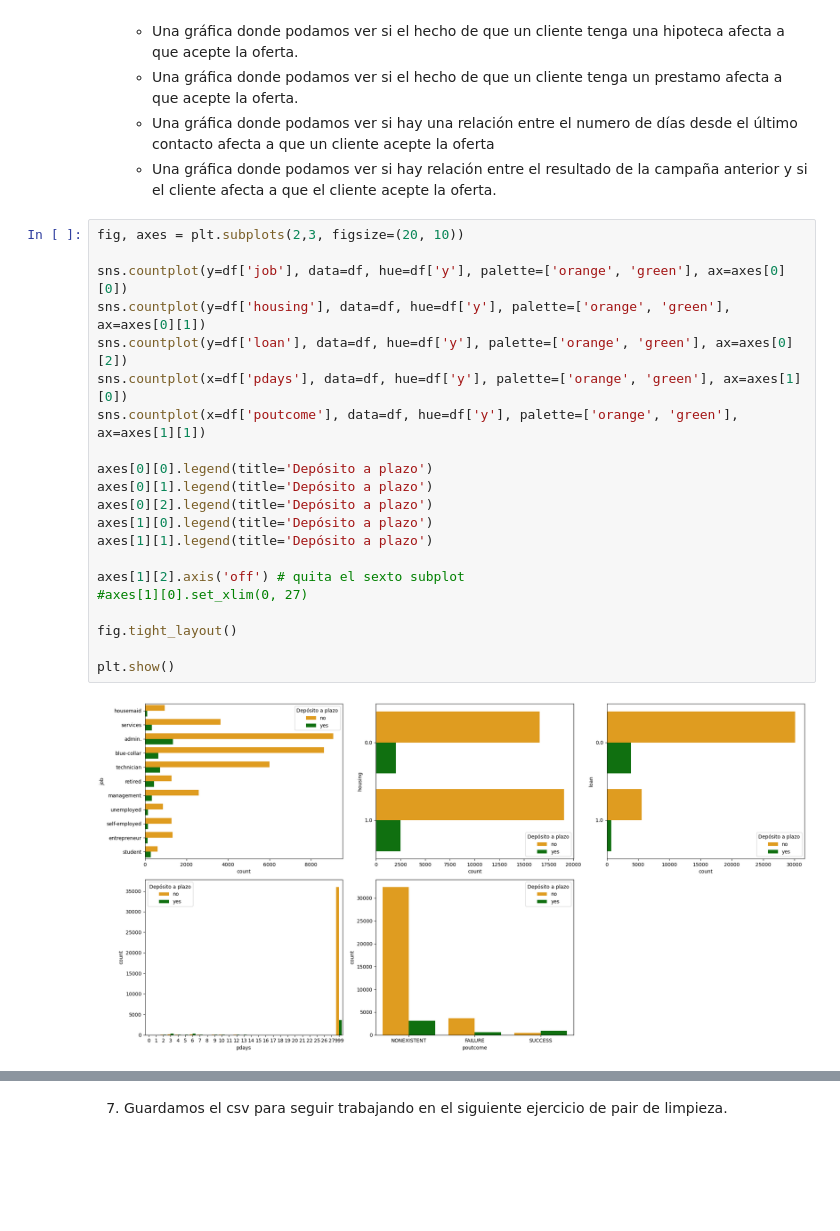
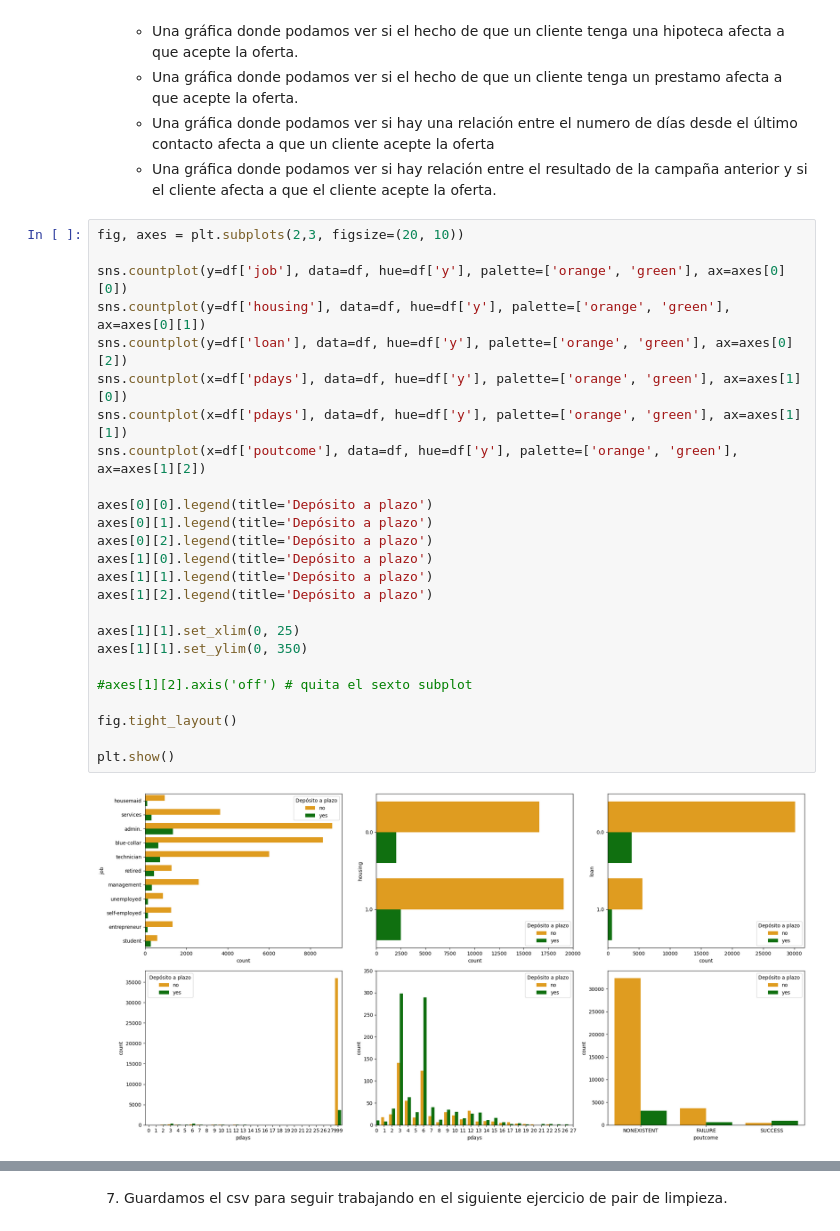
Before and after one commit to Adalab/promo-d-da-modulo2-sprint2-elisa-maitane, a Jupyter notebook: limpieza/limpieza-I-intro.ipynb, the cells around one changed output, grey strips where cells are left out. Cells and saved outputs as stored; diff of their text form; blank space fills up the shorter version.

```diff
--- a/limpieza/limpieza-I-intro.ipynb
+++ b/limpieza/limpieza-I-intro.ipynb
@@ -242,23 +242,27 @@ df.head()
 # %%
 fig, axes = plt.subplots(2,3, figsize=(20, 10))
 
 sns.countplot(y=df['job'], data=df, hue=df['y'], palette=['orange', 'green'], ax=axes[0][0])
 sns.countplot(y=df['housing'], data=df, hue=df['y'], palette=['orange', 'green'], ax=axes[0][1])
 sns.countplot(y=df['loan'], data=df, hue=df['y'], palette=['orange', 'green'], ax=axes[0][2])
 sns.countplot(x=df['pdays'], data=df, hue=df['y'], palette=['orange', 'green'], ax=axes[1][0])
-sns.countplot(x=df['poutcome'], data=df, hue=df['y'], palette=['orange', 'green'], ax=axes[1][1])
+sns.countplot(x=df['pdays'], data=df, hue=df['y'], palette=['orange', 'green'], ax=axes[1][1])
+sns.countplot(x=df['poutcome'], data=df, hue=df['y'], palette=['orange', 'green'], ax=axes[1][2])
 
 axes[0][0].legend(title='Depósito a plazo')
 axes[0][1].legend(title='Depósito a plazo')
 axes[0][2].legend(title='Depósito a plazo')
 axes[1][0].legend(title='Depósito a plazo')
 axes[1][1].legend(title='Depósito a plazo')
+axes[1][2].legend(title='Depósito a plazo')
 
-axes[1][2].axis('off') # quita el sexto subplot
-#axes[1][0].set_xlim(0, 27)
+axes[1][1].set_xlim(0, 25)
+axes[1][1].set_ylim(0, 350)
+
+#axes[1][2].axis('off') # quita el sexto subplot
 
 fig.tight_layout()
 
 plt.show()
 # %% [output]
-[figure, old version]
+[figure, new version]
```
Also changed, not shown: parts of 4 cells of this notebook, 12 other files.
